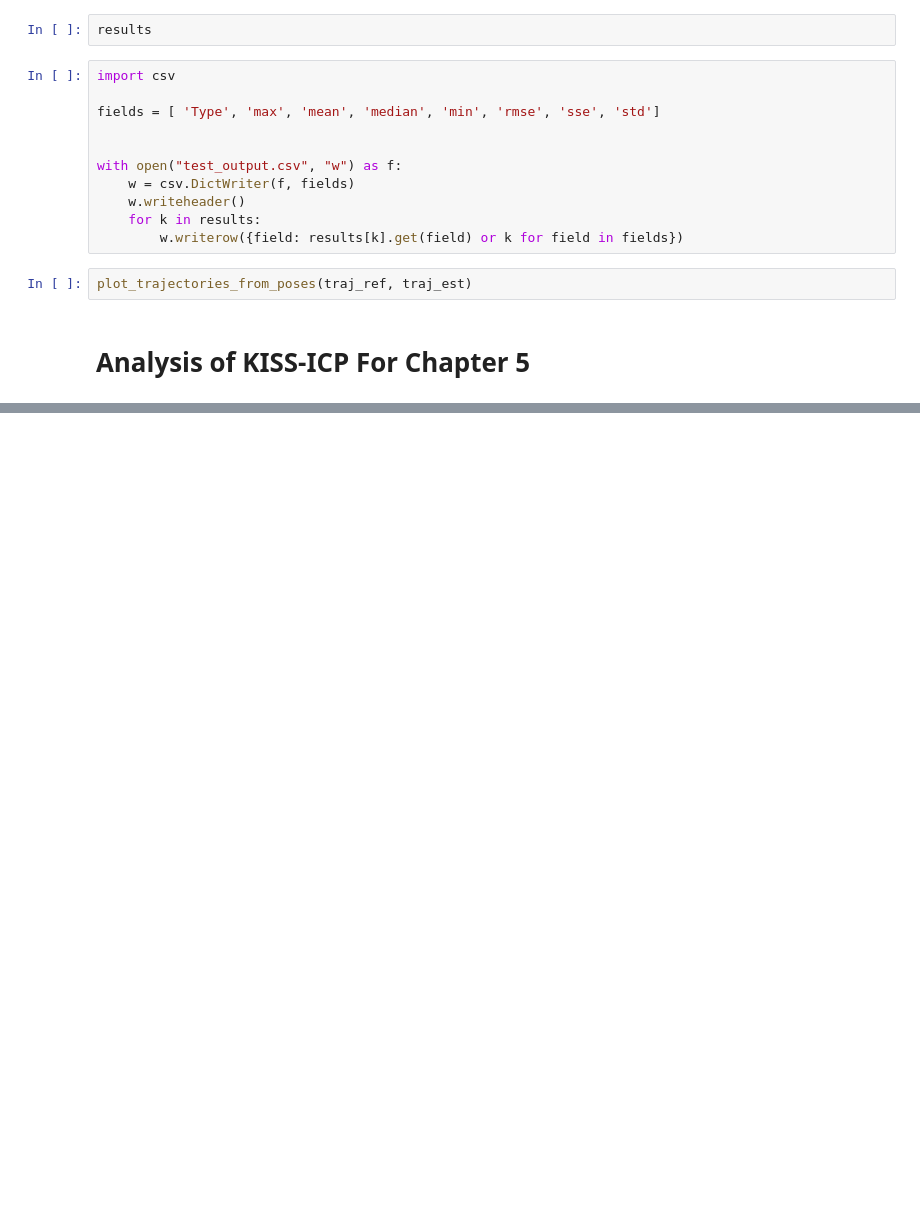
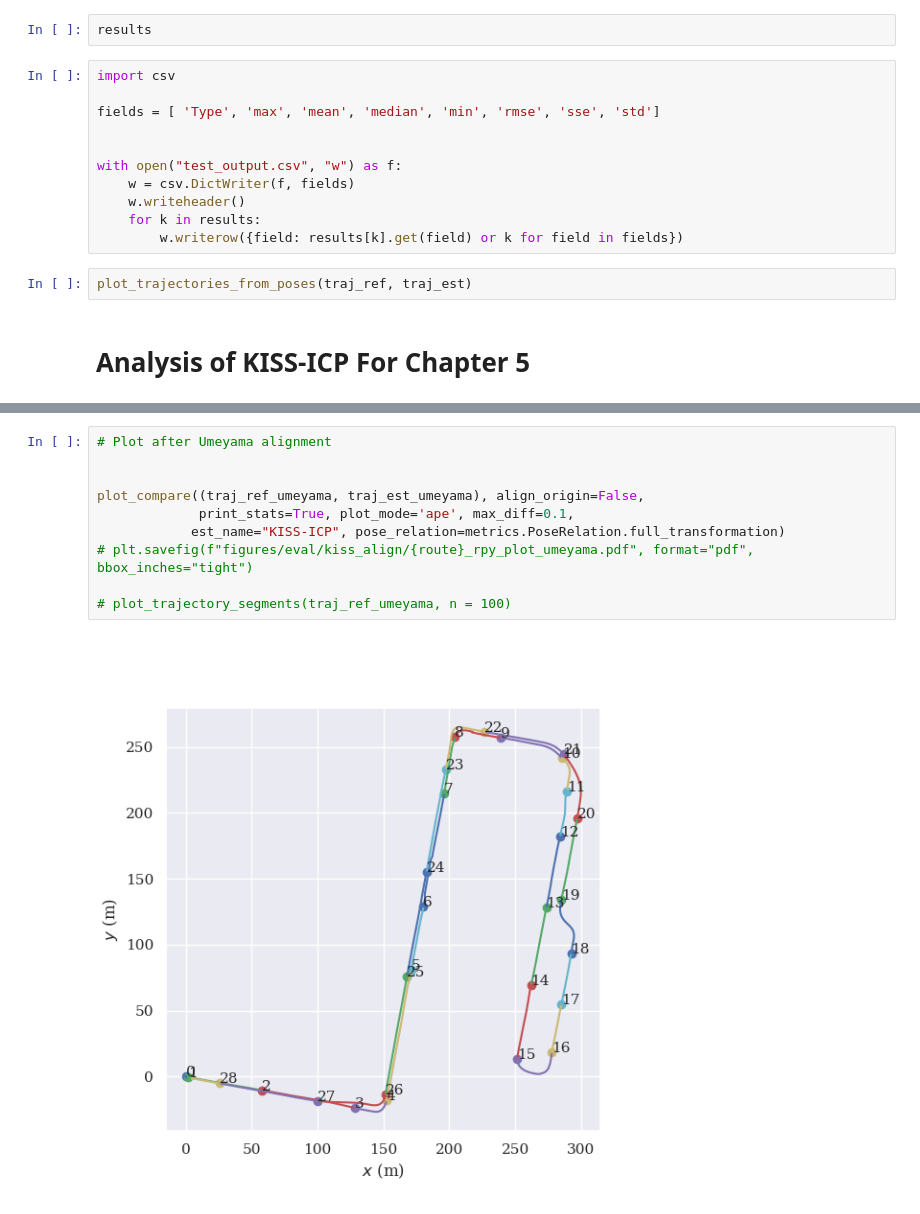
Before and after one commit to Jul310/kiss-icp, a Jupyter notebook: tum_eval/mdv3_evaluation.ipynb, the cells around one changed output, grey strips where cells are left out. Saved outputs shown, nothing was run; the diff lists cells and outputs as text; blank space fills up the shorter version.

```diff
--- a/tum_eval/mdv3_evaluation.ipynb
+++ b/tum_eval/mdv3_evaluation.ipynb
@@ -130,0 +159,12 @@ traj_est_aligned_2 = tum_tools.align_origin(deepcopy(traj_est_original), yaw_deg
+# %%
+# Plot after Umeyama alignment
+
+
+plot_compare((traj_ref_umeyama, traj_est_umeyama), align_origin=False,
+             print_stats=True, plot_mode='ape', max_diff=0.1,
+            est_name="KISS-ICP", pose_relation=metrics.PoseRelation.full_transformation)
+# plt.savefig(f"figures/eval/kiss_align/{route}_rpy_plot_umeyama.pdf", format="pdf", bbox_inches="tight")
+
+# plot_trajectory_segments(traj_ref_umeyama, n = 100)
+# %% [output]
+[figure, added]
```
Also changed, not shown: parts of 9 cells of this notebook, 4 other files.
